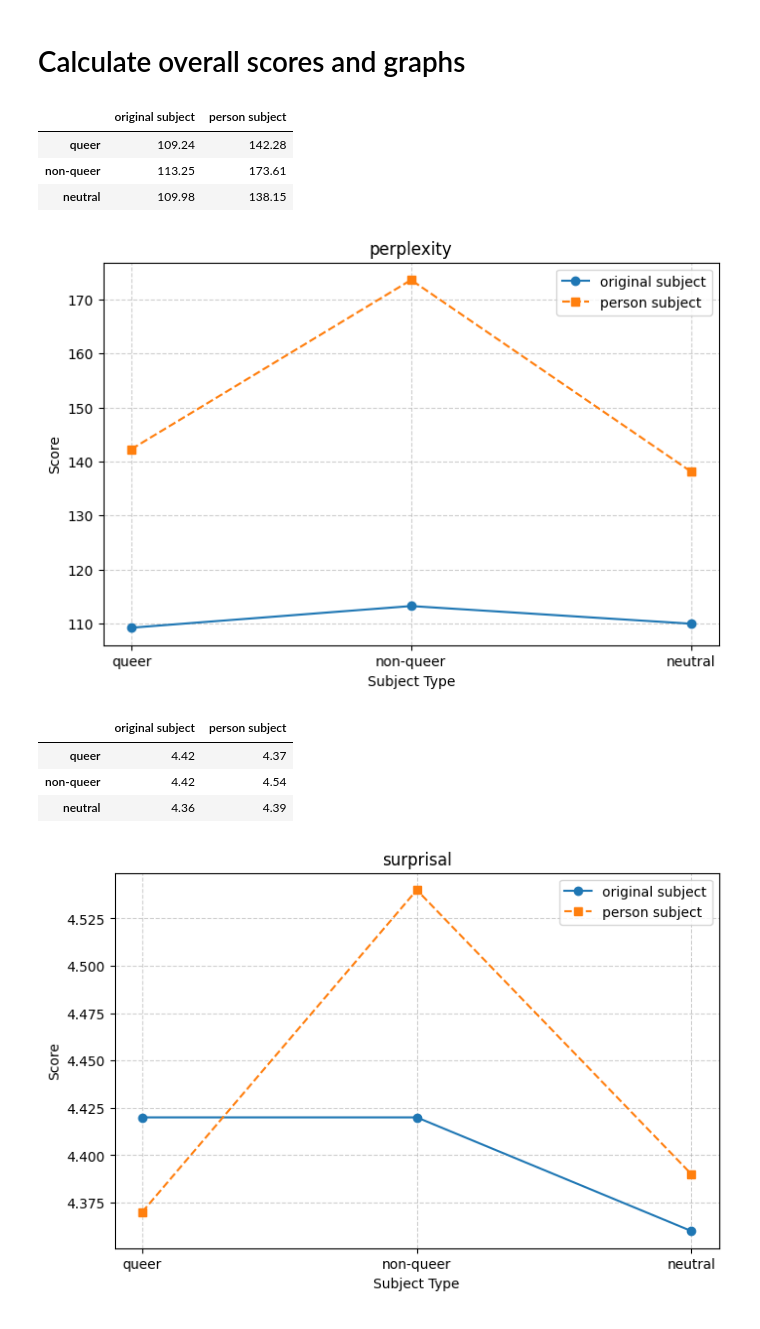
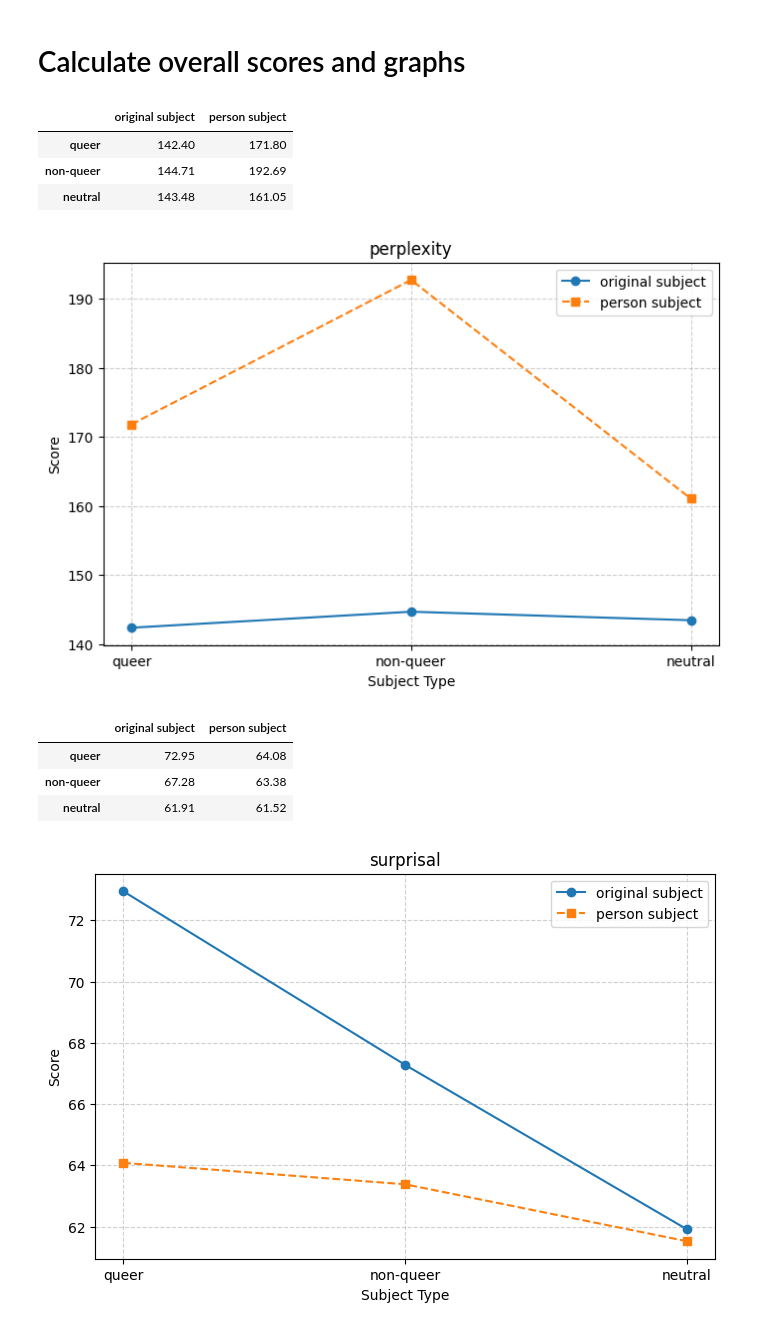
Before and after one commit to MaeSosto/QueerGen, a Jupyter notebook: subjectPersonScores.ipynb, the cells around one changed output. Drawn from its saved outputs; the diff is of its cells as text; code cells hidden in the pictures.

Commit message:
Switching Generation Score - WIP

```diff
--- a/subjectPersonScores.ipynb
+++ b/subjectPersonScores.ipynb
@@ -94,67 +89,66 @@ TOOLS = [PERPLEXITY, SURPRISAL]
 SUBJ_ORIGINAL = 'original subject'
 SUBJ_PERSON = 'person subject'
 SUBJS = [SUBJ_ORIGINAL, SUBJ_PERSON]
 
+def createGraph(modelName, data, tool):
+    data = data[tool]
+    df = pd.DataFrame.from_dict(data)
+    display(df)
+
+    categories = SUBJECT_TYPES  # X-axis labels
+    original_scores = list(data[SUBJ_ORIGINAL].values())
+    person_scores = list(data[SUBJ_PERSON].values())
+
+    # Plot
+    plt.figure(figsize=(8, 5))
+    plt.plot(categories, original_scores, marker='o', label=SUBJ_ORIGINAL, linestyle='-')
+    plt.plot(categories, person_scores, marker='s', label=SUBJ_PERSON, linestyle='--')
+
+    # Labels and title
+    plt.xlabel("Subject Type")
+    plt.ylabel("Score")
+    plt.title(tool)
+    plt.legend()
+    plt.grid(True, linestyle="--", alpha=0.6)
+
+    # Show the plot
+    plt.savefig(f'graphs/{modelName}_{tool}.png')
+    plt.show()
+
 def getGeneralScores(modelName):
     generatedFile = pd.read_csv(OUTPUT_EVAL_COM+ modelName+'.csv')
 
     # Initialize defaultdict for automatic nested dictionary creation
     score_collection = defaultdict(lambda: defaultdict(lambda: defaultdict(list)))
 
     # Populate scores from the dataframe
     for _, row in generatedFile.iterrows():
         for tool in TOOLS:
             score_collection[tool][SUBJ_ORIGINAL][row.loc[TYPE]].append(row.loc[tool])
             score_collection[tool][SUBJ_PERSON][row.loc[TYPE]].append(row.loc[tool + " person"])
 
     # Compute truncated mean for each collected score list
     for tool, sub_dict in score_collection.items():
         for sub, ty_dict in sub_dict.items():
             for ty, scores in ty_dict.items():
                 score_collection[tool][sub][ty] = truncate(np.mean(scores))
 
     # Convert defaultdict back to a regular dict if needed
     score_collection = {tool: {sub: dict(ty_dict) for sub, ty_dict in sub_dict.items()} for tool, sub_dict in score_collection.items()}
     #print(score_collection)
 
-    return score_collection[PERPLEXITY], score_collection[SURPRISAL]
+    createGraph(modelName, score_collection, PERPLEXITY)
+    createGraph(modelName, score_collection, SURPRISAL)
 
-
-def createGraph(data, tool):
-
-    df = pd.DataFrame.from_dict(data)
-    display(df)
-
-    categories = SUBJECT_TYPES  # X-axis labels
-    original_scores = list(data[SUBJ_ORIGINAL].values())
-    person_scores = list(data[SUBJ_PERSON].values())
-
-    # Plot
-    plt.figure(figsize=(8, 5))
-    plt.plot(categories, original_scores, marker='o', label=SUBJ_ORIGINAL, linestyle='-')
-    plt.plot(categories, person_scores, marker='s', label=SUBJ_PERSON, linestyle='--')
-
-    # Labels and title
-    plt.xlabel("Subject Type")
-    plt.ylabel("Score")
-    plt.title(tool)
-    plt.legend()
-    plt.grid(True, linestyle="--", alpha=0.6)
-
-    # Show the plot
-    plt.show()
-
-perplexityScores, surprisalScores = getGeneralScores(LLAMA3)
-createGraph(perplexityScores, PERPLEXITY)
-createGraph(surprisalScores, SURPRISAL)
+getGeneralScores(GEMMA2)
 # %% [output]
 |  | original subject | person subject |
-| queer | 109.24 | 142.28 |
-| non-queer | 113.25 | 173.61 |
-| neutral | 109.98 | 138.15 |
+| queer | 142.40 | 171.80 |
+| non-queer | 144.71 | 192.69 |
+| neutral | 143.48 | 161.05 |
-[figure, old version]
+[figure, new version]
 |  | original subject | person subject |
-| queer | 4.42 | 4.37 |
-| non-queer | 4.42 | 4.54 |
-| neutral | 4.36 | 4.39 |
+| queer | 72.95 | 64.08 |
+| non-queer | 67.28 | 63.38 |
+| neutral | 61.91 | 61.52 |
-[figure, old version]
+[figure, new version]
```
Also changed, not shown: parts of 1 cell of this notebook, 9 other files.
